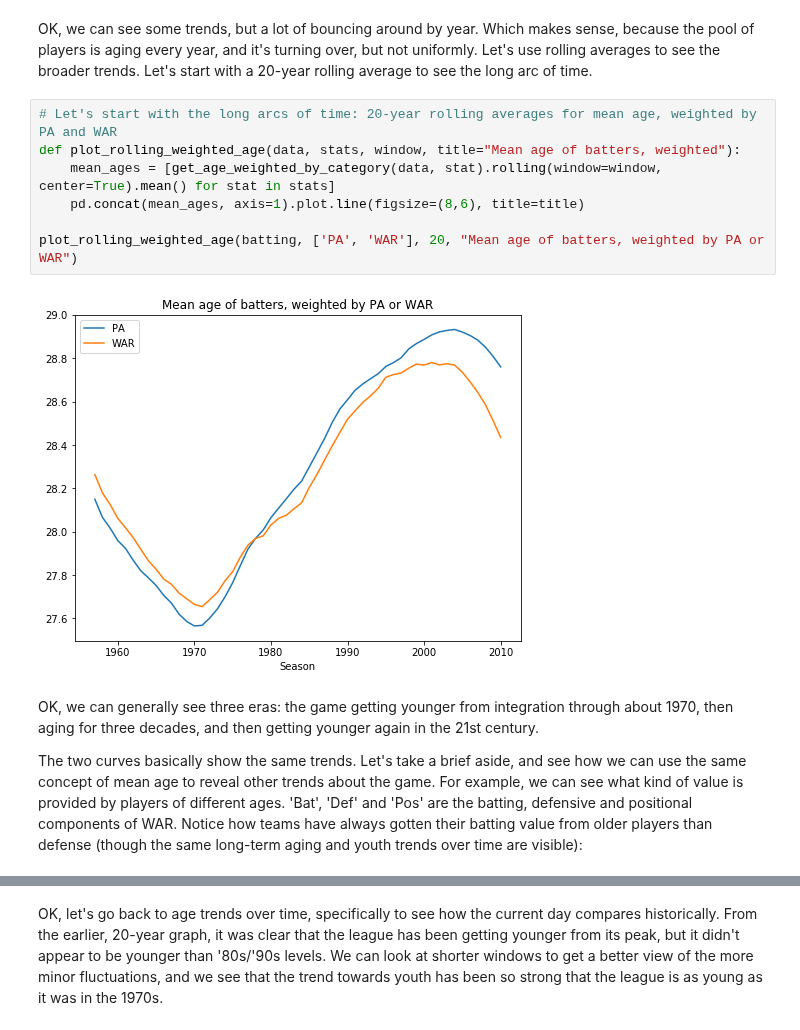
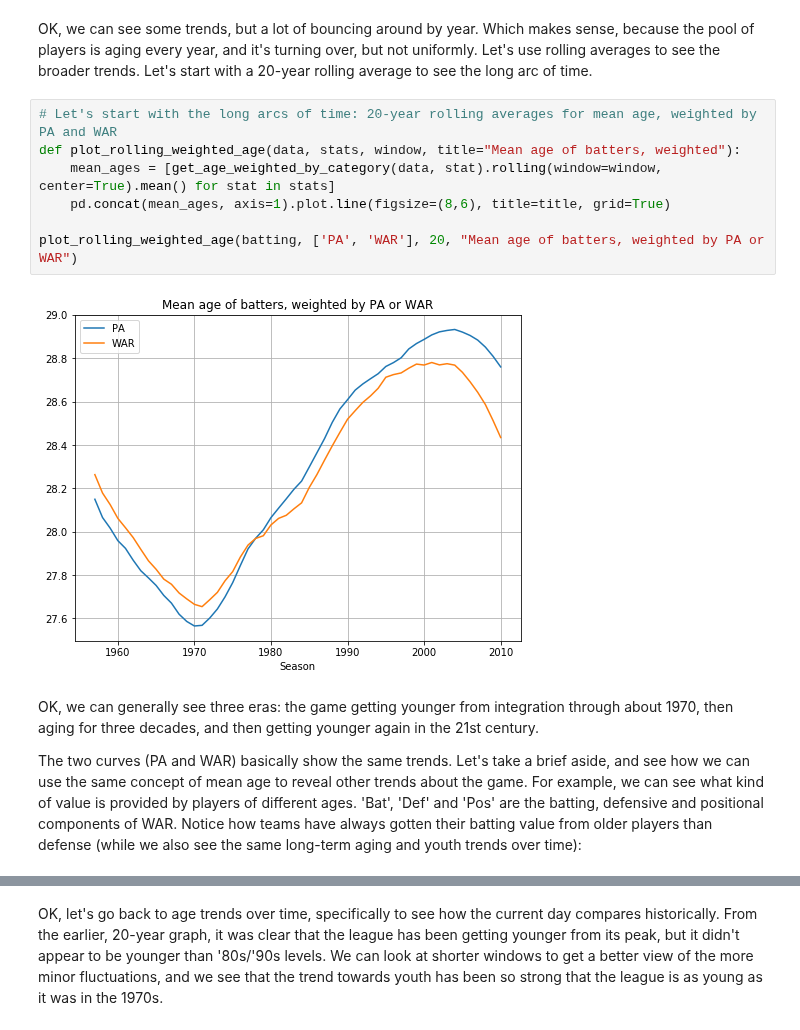
Before and after one commit to sdvinay/baseball_sql, a Jupyter notebook: pandas/Age_Distributions_of_WAR_and_PA.ipynb, the cells around one changed output, grey strips where cells are left out. Saved outputs shown, nothing was run; the diff lists cells and outputs as text.

Commit message:
Minor improvements to text and graphs

```diff
--- a/pandas/Age_Distributions_of_WAR_and_PA.ipynb
+++ b/pandas/Age_Distributions_of_WAR_and_PA.ipynb
@@ -55,16 +55,16 @@ OK, we can see some trends, but a lot of bouncing around by year.  Which makes s
 # %%
 # Let's start with the long arcs of time: 20-year rolling averages for mean age, weighted by PA and WAR
 def plot_rolling_weighted_age(data, stats, window, title="Mean age of batters, weighted"):
     mean_ages = [get_age_weighted_by_category(data, stat).rolling(window=window, center=True).mean() for stat in stats]
-    pd.concat(mean_ages, axis=1).plot.line(figsize=(8,6), title=title)
+    pd.concat(mean_ages, axis=1).plot.line(figsize=(8,6), title=title, grid=True)
 
 plot_rolling_weighted_age(batting, ['PA', 'WAR'], 20, "Mean age of batters, weighted by PA or WAR")
 # %% [output]
-[figure, old version]
+[figure, new version]
 # %% [markdown]
 OK, we can generally see three eras: the game getting younger from integration through about 1970, then aging for three decades, and then getting younger again in the 21st century.
 
-The two curves basically show the same trends.  Let's take a brief aside, and see how we can use the same concept of mean age to reveal other trends about the game.  For example, we can see what kind of value is provided by players of different ages.  'Bat', 'Def' and 'Pos' are the batting, defensive and positional components of WAR.  Notice how teams have always gotten their batting value from older players than defense (though the same long-term aging and youth trends over time are visible):
+The two curves (PA and WAR) basically show the same trends.  Let's take a brief aside, and see how we can use the same concept of mean age to reveal other trends about the game.  For example, we can see what kind of value is provided by players of different ages.  'Bat', 'Def' and 'Pos' are the batting, defensive and positional components of WAR.  Notice how teams have always gotten their batting value from older players than defense (while we also see the same long-term aging and youth trends over time):
 # %%
 plot_rolling_weighted_age(batting, ['Bat', 'Def', 'Pos'], 20)
 # %% [output]
```
Also changed, not shown: parts of 2 cells of this notebook.
